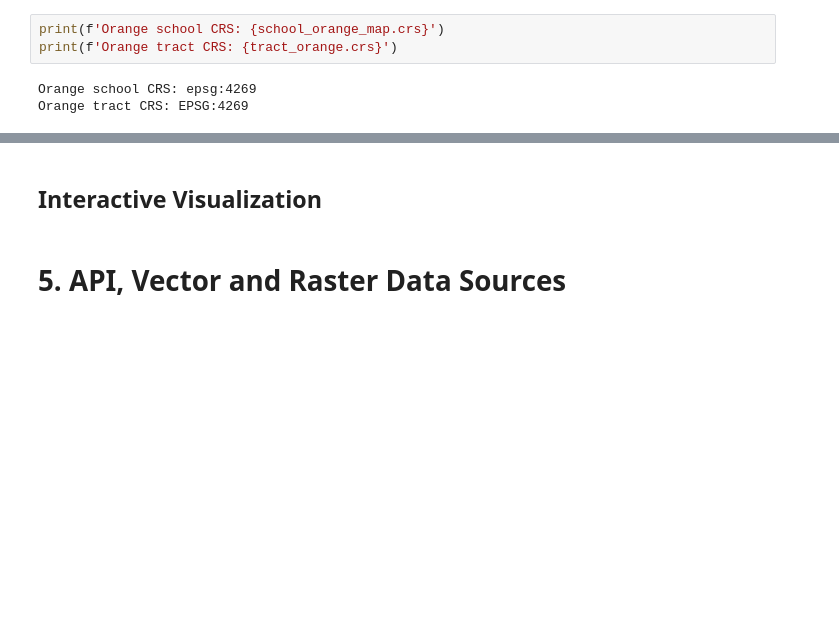
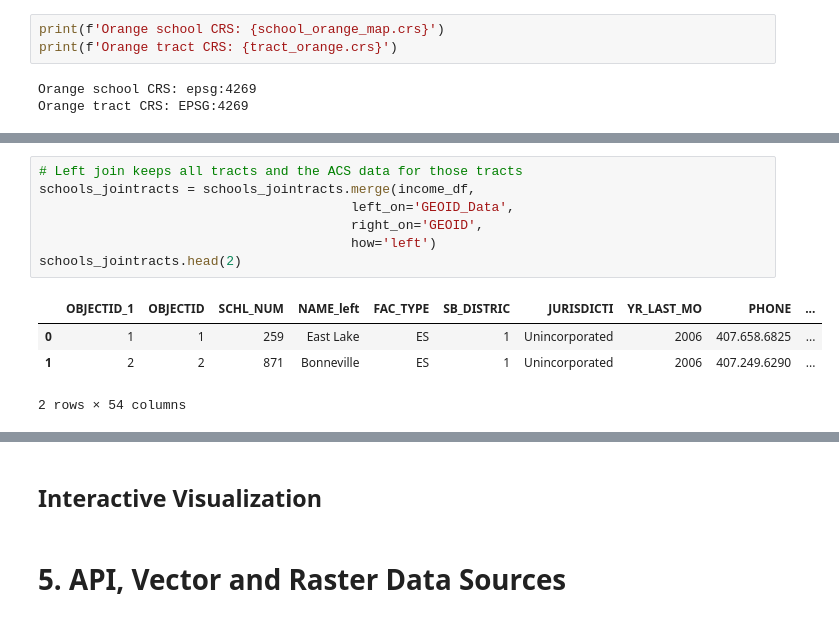
Before and after one commit to meiqingli/PAD-6716, a Jupyter notebook: PAD_6716_Python_Geospatial_Demo.ipynb, the cells around one changed output, grey strips where cells are left out. Cells and saved outputs as stored; diff of their text form; blank space fills up the shorter version.

```diff
--- a/PAD_6716_Python_Geospatial_Demo.ipynb
+++ b/PAD_6716_Python_Geospatial_Demo.ipynb
@@ -403,0 +530,12 @@ Orange tract CRS: EPSG:4269
+# %%
+# Left join keeps all tracts and the ACS data for those tracts
+schools_jointracts = schools_jointracts.merge(income_df,
+                                        left_on='GEOID_Data',
+                                        right_on='GEOID',
+                                        how='left')
+schools_jointracts.head(2)
+# %% [output]
+|  | OBJECTID_1 | OBJECTID | SCHL_NUM | NAME_left | FAC_TYPE | SB_DISTRIC | JURISDICTI | YR_LAST_MO | PHONE | ... |
+| 0 | 1 | 1 | 259 | East Lake | ES | 1 | Unincorporated | 2006 | 407.658.6825 | ... |
+| 1 | 2 | 2 | 871 | Bonneville | ES | 1 | Unincorporated | 2006 | 407.249.6290 | ... |
+2 rows × 54 columns
```
Also changed, not shown: parts of 19 cells of this notebook.
